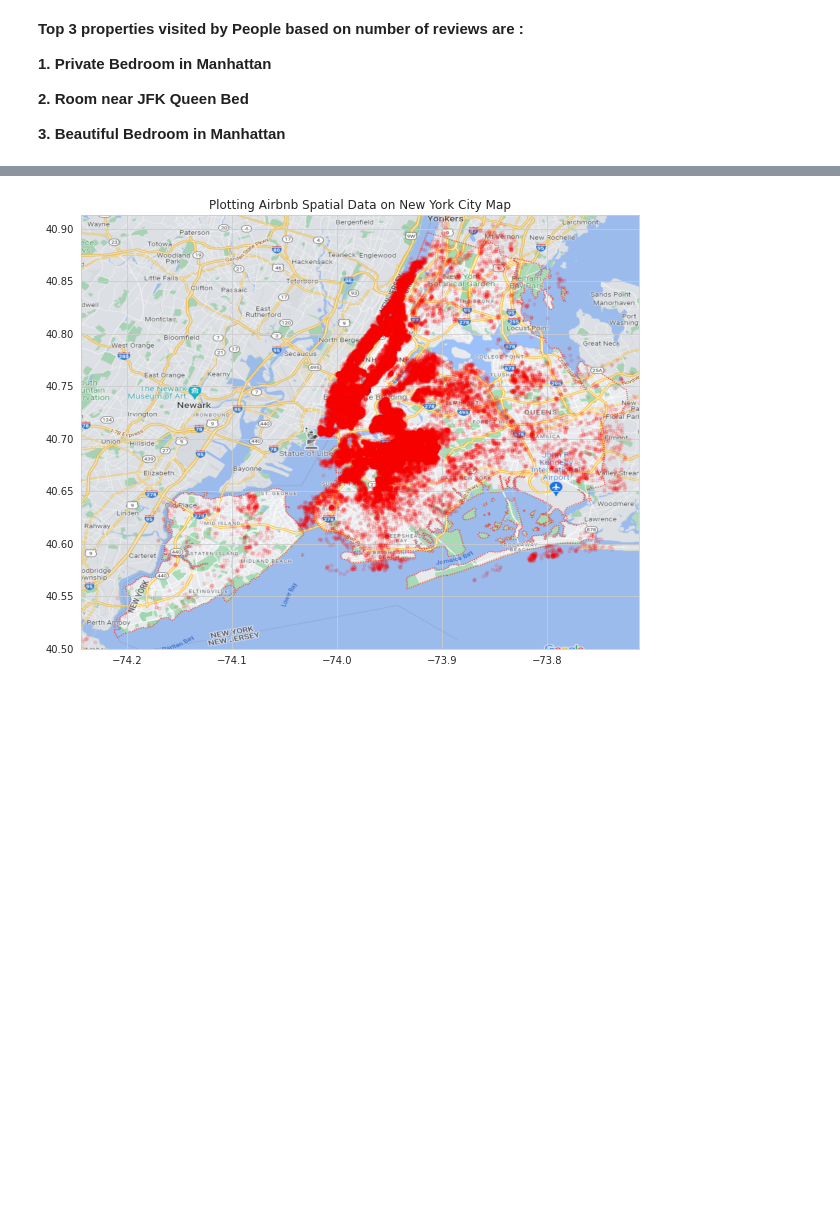
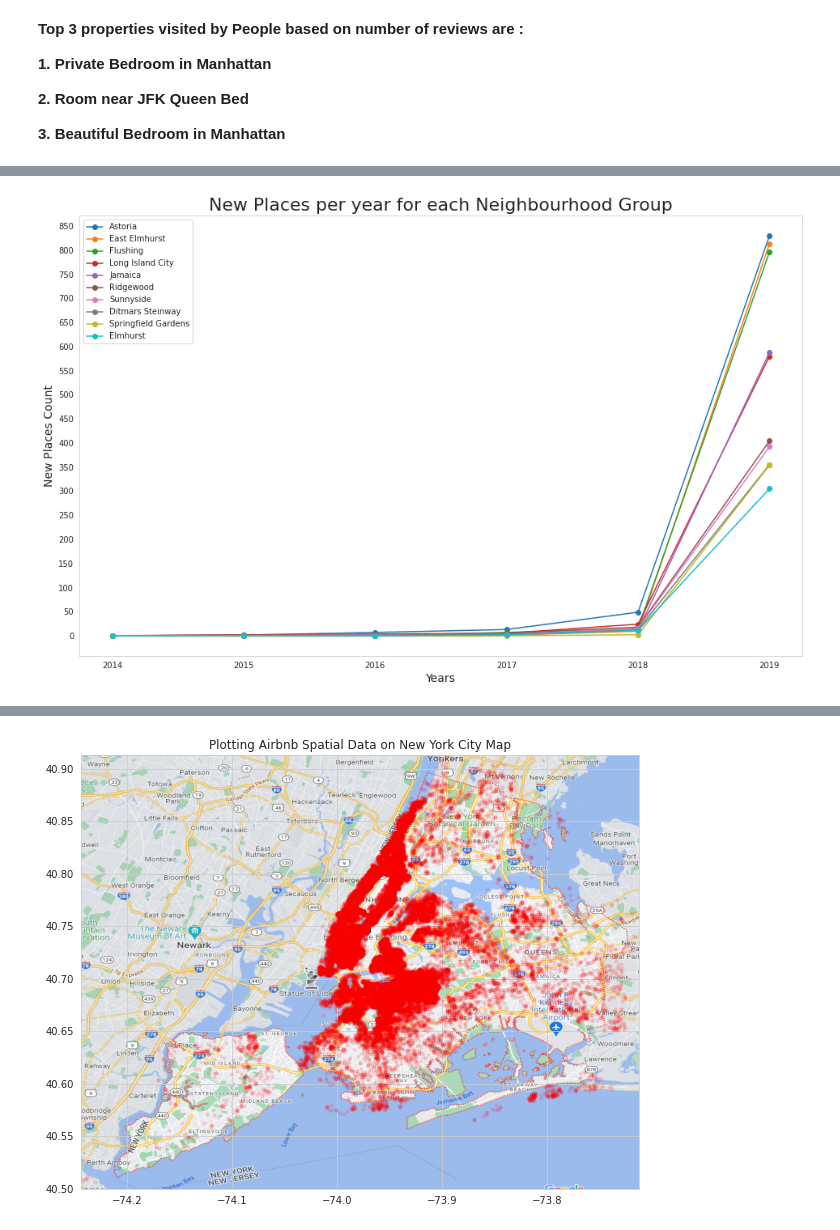
Before and after one commit to soopertramp/Capstone-1-Submission, a Jupyter notebook: AirBnb Bookings Analysis.ipynb, the cells around one changed output, grey strips where cells are left out. Saved outputs shown, nothing was run; the diff lists cells and outputs as text; code cells hidden in the pictures; blank space fills up the shorter version.

```diff
--- a/AirBnb Bookings Analysis.ipynb
+++ b/AirBnb Bookings Analysis.ipynb
@@ -469,0 +547,6 @@ plt.show()
+# %%
+#DataFrame to caputure the data for total number of property holding of Hosts in reviewed_df
+
+num_of_property_df = Queens_new_df.groupby('host_id').agg({'host_name':'count'}).sort_values(by='host_name',ascending=False).rename(columns={'host_name':'number_of_property'})
+df = Queens_new_df.copy()
+Queens_new_df = df.merge(num_of_property_df,how='inner',on='host_id')
@@ -469,0 +583,16 @@ plt.show()
+# %%
+Queens_new_df['year_of_review'] = Queens_new_df['last_review'].dt.year
+# %%
+# Which neighbourhood is has incremental reviews YoY for Queens
+
+dct1 = {}
+
+for group in Queens_new_df.loc[Queens_new_df.neighbourhood_group=='Queens'].neighbourhood.unique():
+  lst1 = []
+  for year in list(range(2014, 2020)):
+    avg_reviews_sum = Queens_new_df[(Queens_new_df['neighbourhood'] == group) & (Queens_new_df['year_of_review'] == year)]['reviews_per_month'].sum()
+    lst1.append(avg_reviews_sum)
+  dct1.update({group : lst1})
+dct1
+avg_review_df = pd.DataFrame(dct1, index=range(2014,2020))
+avg_review_df
@@ -469,0 +608,5 @@ plt.show()
+# %%
+# Top 10 neighbours in Manhattan
+
+avg_review = avg_review_df.sum().sort_values(ascending=False)[:10]
+avg_review
@@ -469,0 +625,13 @@ plt.show()
+# %%
+plt.rcParams['figure.figsize'] = (16,10)
+for average in avg_review.index:
+  avg_review_df[average].plot(marker='o')
+plt.xlabel('Years', fontsize = 14)
+plt.ylabel('New Places Count', fontsize = 14)
+plt.title('New Places per year for each Neighbourhood Group', fontsize = 22)
+plt.locator_params(axis="y", nbins=22)
+plt.grid()
+plt.legend(loc='upper left')
+plt.show()
+# %% [output]
+[figure, added]
```
Also changed, not shown: parts of 16 cells of this notebook.
